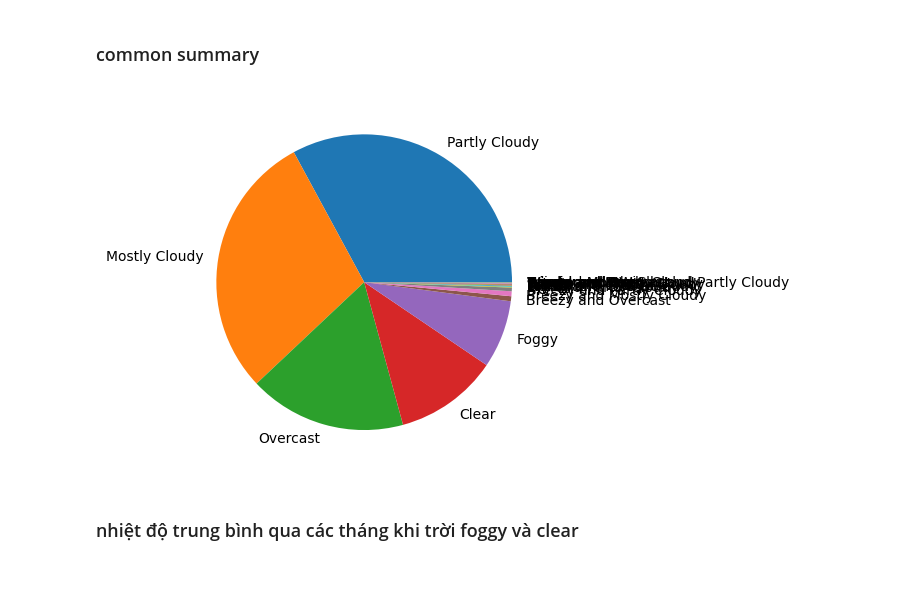
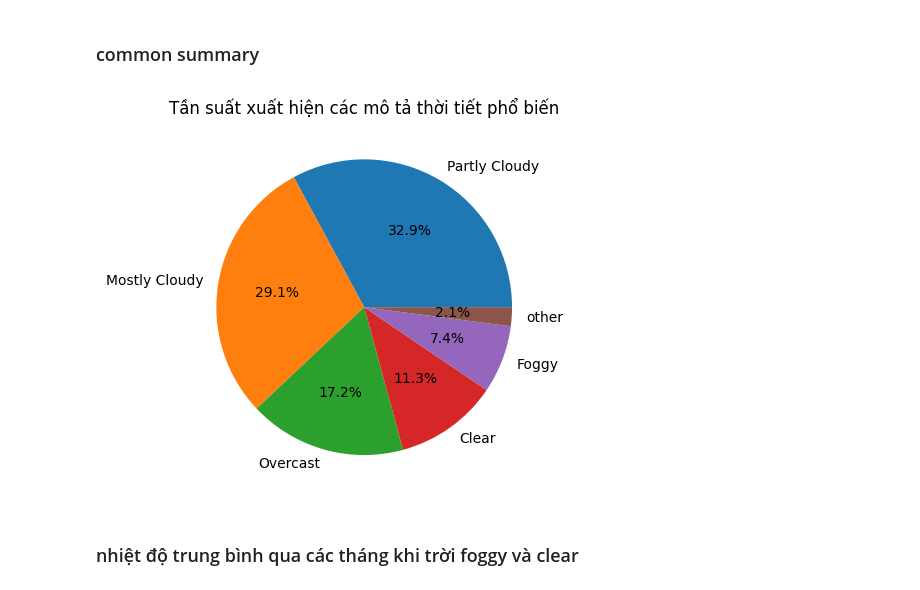
Before and after one commit to CMC-NCKH-2026/Weather_forcasting, a Jupyter notebook: notebooks/Data_Visualization.ipynb, the cells around one changed output. Cells and saved outputs as stored; diff of their text form; code cells hidden in the pictures.

```diff
--- a/notebooks/Data_Visualization.ipynb
+++ b/notebooks/Data_Visualization.ipynb
@@ -254,12 +254,24 @@ plt.savefig('../charts/correlation_heatmap.png')
 # %% [markdown]
 ### common summary
 # %%
-#sửa thêm cho cái đống bùi nhùi kia = 'Khác'
-
-summary_common = df['Summary'].value_counts()
-plt.pie(summary_common.values, labels = summary_common.index);
+TOP_N = 5
+summary_counts = df['Summary'].value_counts()
+top_names = summary_counts.nlargest(TOP_N).index.tolist()
+def group_small_categories(name):
+    if name in top_names:
+        return name
+    else:
+        return 'other'
+summary_common_grouped = df['Summary'].apply(group_small_categories).value_counts()
+plt.pie(
+    summary_common_grouped.values,
+    labels = summary_common_grouped.index,
+ autopct='%1.1f%%'
+)
+plt.title('Tần suất xuất hiện các mô tả thời tiết phổ biến')
+plt.show()
 # %% [output]
-[figure, old version]
+[figure, new version]
 # %% [markdown]
 ### nhiệt độ trung bình qua các tháng khi trời foggy và clear
 # %%
```
Also changed, not shown: 1 other file.
